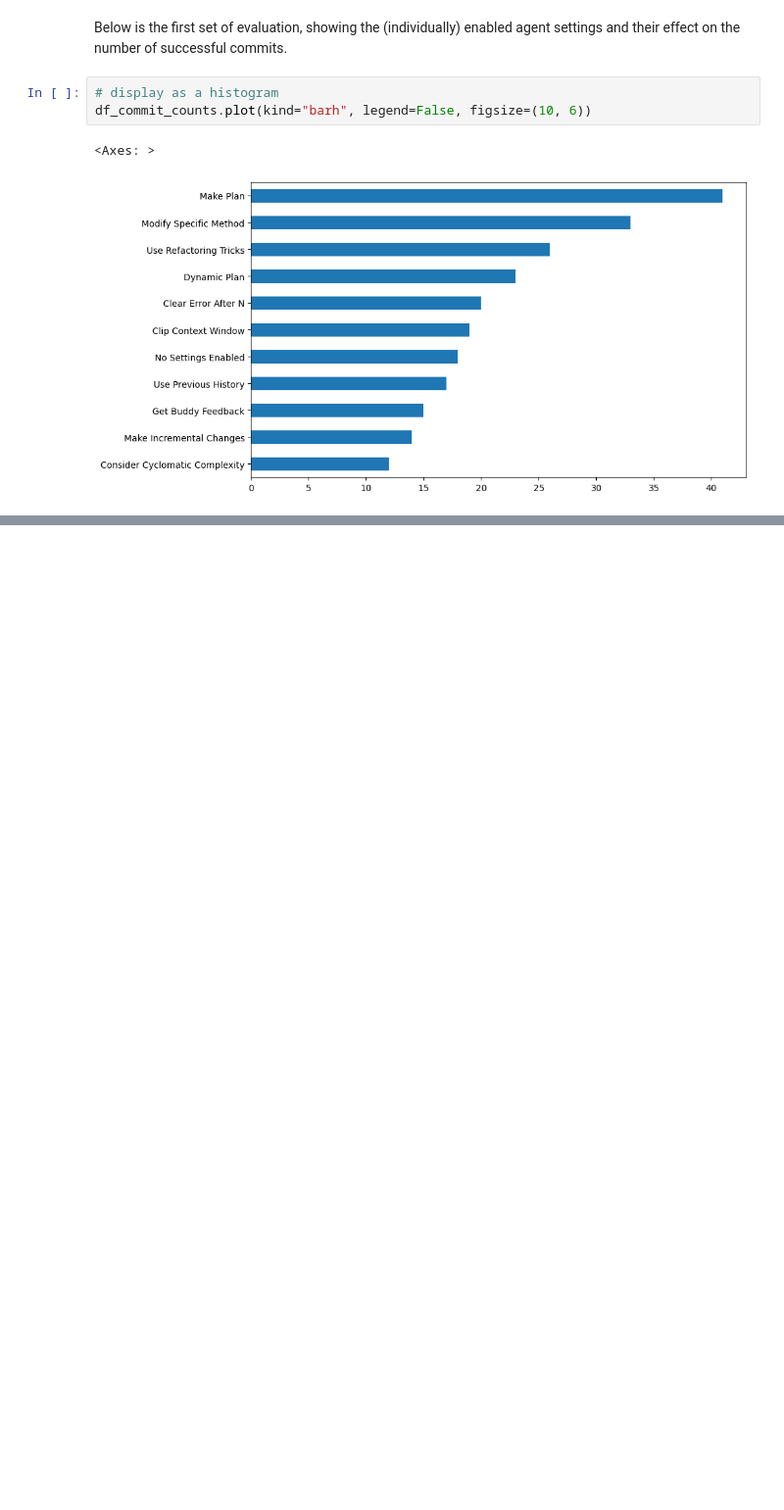
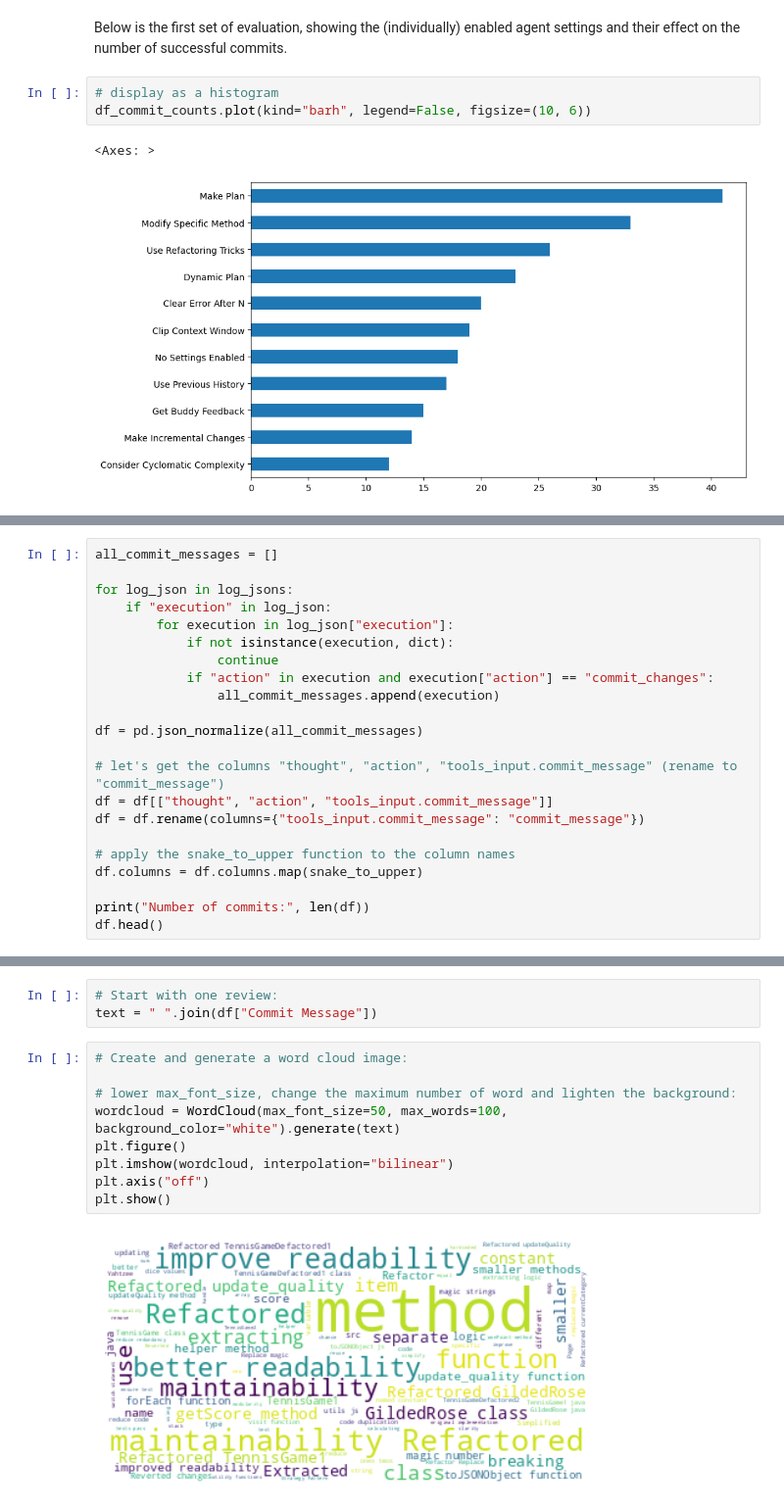
Before and after one commit to niklasweidenfeller/refact-agent, a Jupyter notebook: analysis.ipynb, the cells around one changed output, grey strips where cells are left out. Shown: that part at 98% size. Cells and saved outputs as stored; diff of their text form; blank space fills up the shorter version.

Commit message:
[Eval]: Try to analyze the content of the commits that were made

```diff
--- a/analysis.ipynb
+++ b/analysis.ipynb
@@ -179,0 +187,22 @@ df_commit_counts.plot(kind="barh", legend=False, figsize=(10, 6))
+# %%
+all_commit_messages = []
+
+for log_json in log_jsons:
+    if "execution" in log_json:
+        for execution in log_json["execution"]:
+            if not isinstance(execution, dict):
+                continue
+            if "action" in execution and execution["action"] == "commit_changes":
+                all_commit_messages.append(execution)
+
+df = pd.json_normalize(all_commit_messages)
+
+# let's get the columns "thought", "action", "tools_input.commit_message" (rename to "commit_message")
+df = df[["thought", "action", "tools_input.commit_message"]]
+df = df.rename(columns={"tools_input.commit_message": "commit_message"})
+
+# apply the snake_to_upper function to the column names
+df.columns = df.columns.map(snake_to_upper)
+
+print("Number of commits:", len(df))
+df.head()
@@ -179,0 +251,14 @@ df_commit_counts.plot(kind="barh", legend=False, figsize=(10, 6))
+# %%
+# Start with one review:
+text = " ".join(df["Commit Message"])
+# %%
+# Create and generate a word cloud image:
+
+# lower max_font_size, change the maximum number of word and lighten the background:
+wordcloud = WordCloud(max_font_size=50, max_words=100, background_color="white").generate(text)
+plt.figure()
+plt.imshow(wordcloud, interpolation="bilinear")
+plt.axis("off")
+plt.show()
+# %% [output]
+[figure, added]
```
Also changed, not shown: parts of 24 cells of this notebook, 3 other files.
